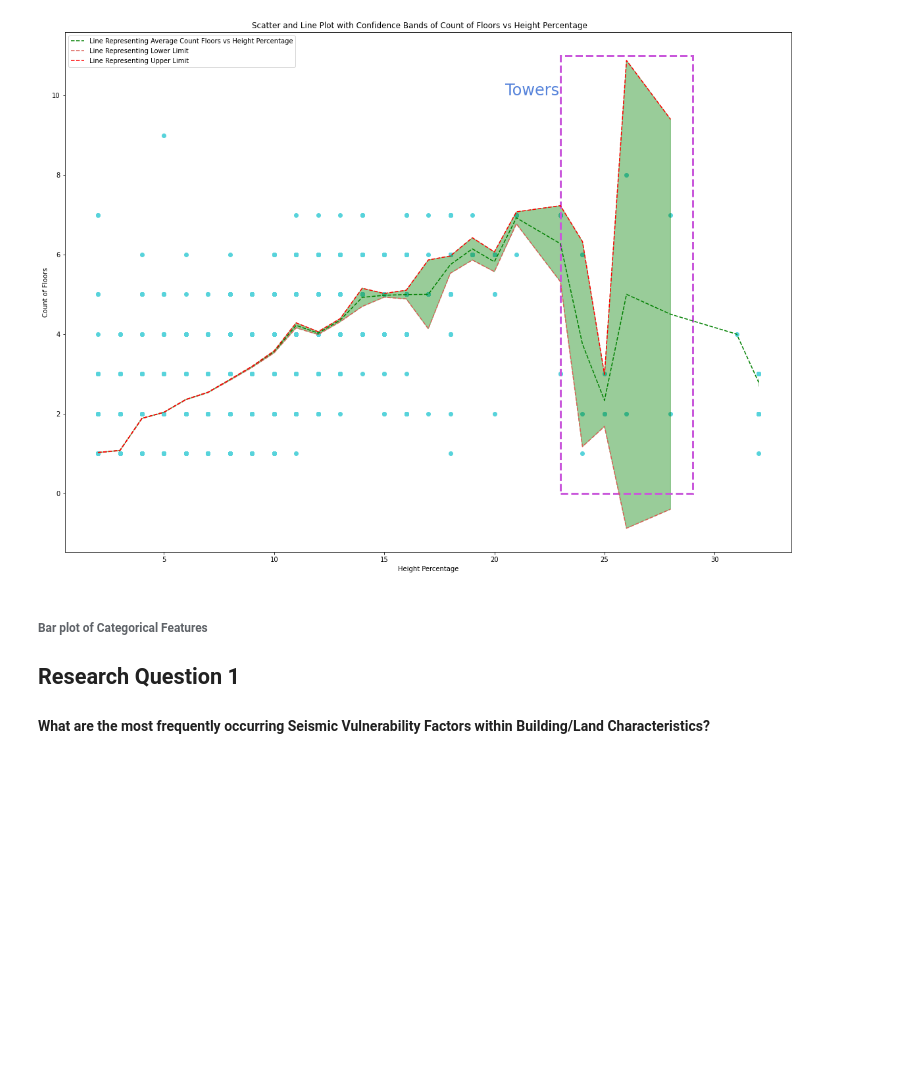
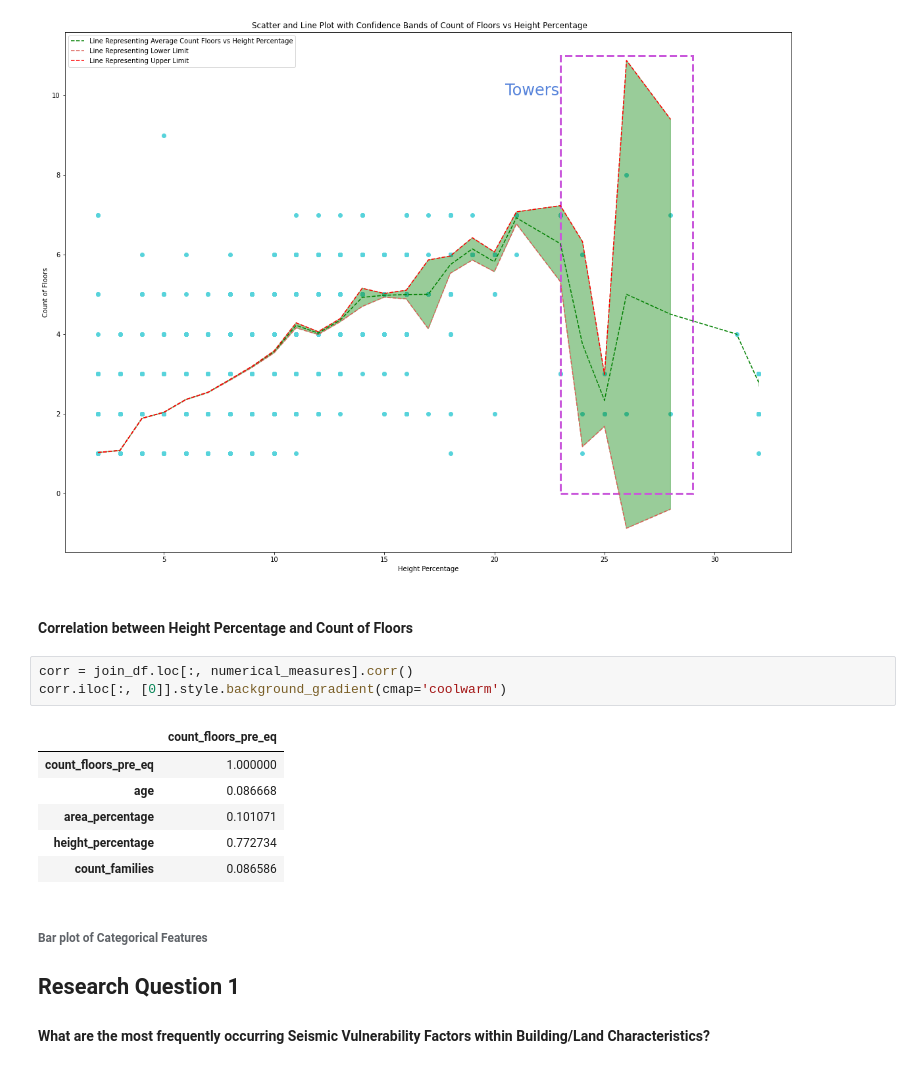
Before and after one commit to DS-Group22-ADP/Practical-Project, a Jupyter notebook: notebooks/Exploratory-Data-Analysis.ipynb, the cells around one changed output. Drawn from its saved outputs; the diff is of its cells as text; blank space fills up the shorter version.

```diff
--- a/notebooks/Exploratory-Data-Analysis.ipynb
+++ b/notebooks/Exploratory-Data-Analysis.ipynb
@@ -789,6 +890,18 @@ fig.show()
 # %% [output]
 Matplotlib is currently using module://matplotlib_inline.backend_inline, which is a non-GUI backend, so cannot show the figure.
 [figure]
+# %% [markdown]
+#### Correlation between Height Percentage and Count of Floors
+# %%
+corr = join_df.loc[:, numerical_measures].corr()
+corr.iloc[:, [0]].style.background_gradient(cmap='coolwarm')
+# %% [output]
+|  | count_floors_pre_eq |
+| count_floors_pre_eq | 1.000000 |
+| age | 0.086668 |
+| area_percentage | 0.101071 |
+| height_percentage | 0.772734 |
+| count_families | 0.086586 |
 # %% [markdown]
 ###### Bar plot of Categorical Features
 
```
Also changed, not shown: parts of 22 cells of this notebook, 2 other files.
